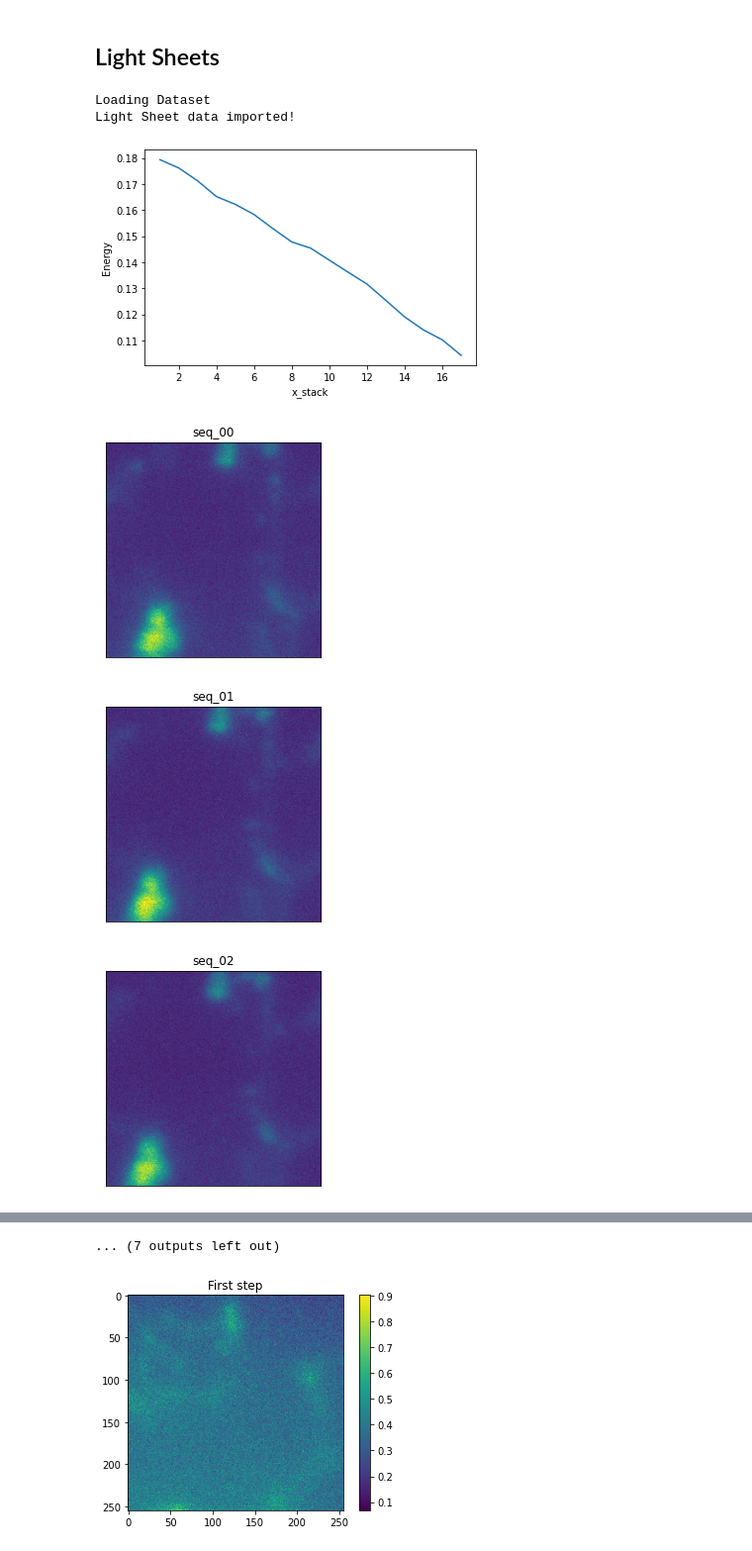
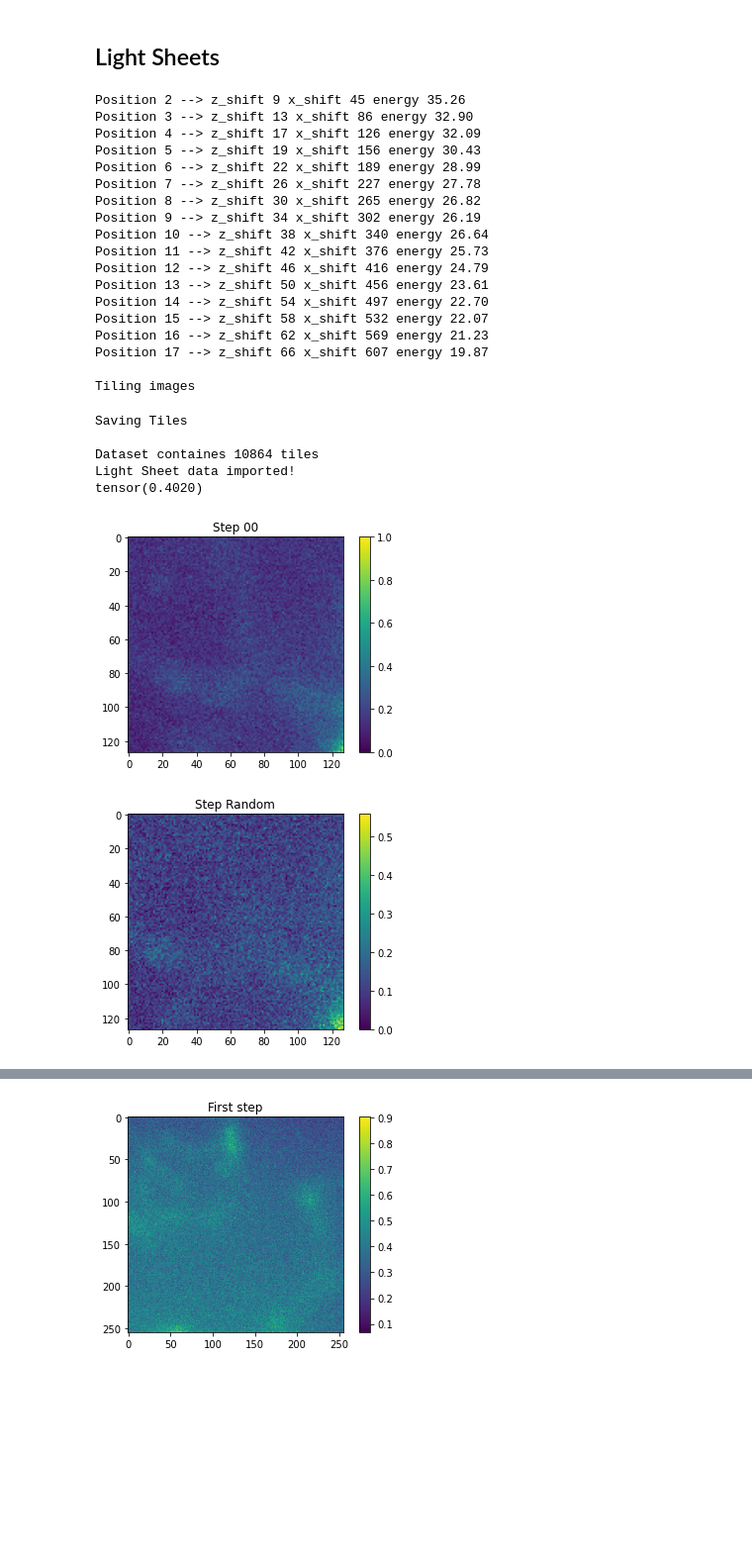
Before and after one commit to marcoaversa/conditionalDDPM, a Jupyter notebook: show_dataset.ipynb, the cells around one changed output, grey strips where cells are left out. Shown at 99% size. Saved outputs shown, nothing was run; the diff lists cells and outputs as text; code cells hidden in the pictures; blank space fills up the shorter version.

Commit message:
light sheets data fixed

```diff
--- a/show_dataset.ipynb
+++ b/show_dataset.ipynb
@@ -364,58 +364,81 @@ data_path = './data/light_sheets'
 """Import from dataset class"""
 
 from utils.dataset import import_dataset
+from torchvision.transforms import GaussianBlur
 
 # name = 'light_sheets_full'
 # name = 'light_sheets_ae'
 name = 'light_sheets_seq'
-save_seq = True
+save_seq = False
 
 train_loader, valid_loader, image_size, channels, dim_mults = import_dataset(data_name=name,
                                                                              batch_size=32,
-                                                                             image_size = 256,
-                                                                             force_download = False)
+                                                                             image_size = 128,
+                                                                             force_download = True)
 
 x,y = next(iter(valid_loader))
 
 N = 12
 
 if name.endswith('seq'):
-    energy = []
-    for img in y[N,0]:
-        energy.append(img.mean())
-    plt.plot(np.linspace(1,len(energy),len(energy)),energy)
-    plt.xlabel('x_stack')
-    plt.ylabel('Energy')
-    plt.show()
+#     energy = []
+#     for img in y[N,0]:
+#         energy.append(img.mean())
+#     plt.plot(np.linspace(1,len(energy),len(energy)),energy)
+#     plt.xlabel('x_stack')
+#     plt.ylabel('Energy')
+#     plt.show()
     if save_seq:
         for i in range(y.shape[2]):
             step = y[N,0,i].clone()
             show_image(step, vmin=0, vmax= y[N,0,0].max(), colorbar=False, title=f'seq_{i:02d}')
             plt.xticks([])
             plt.yticks([])
             data_path = './results/sequence'
             if not os.path.exists(data_path):
                 os.makedirs(data_path)
             plt.savefig(os.path.join(data_path,f'seq_{i:02d}.png'))
     else:
         step = 15
-        x,y = y[N,0,0],y[N,0,step]
+#         x,y = y[N,0,0],y[N,0,step]
+        x,y = x[N,0],y[N,0]
+        print(x.std()/x.mean())
 
         show_image(x, title='Step 00')
-        show_image(y, title=f'Step {step:02d}')
+#         show_image(y, title=f'Step {step:02d}')
+        show_image(y, title=f'Step Random')
 
 
 # if name.endswith('ae') or name.endswith('full') or name.endswith('seq'):
 #     x,y = x[N,0], y[N,0]
 
 #     # print("Train Images: ", len(train_loader))
 #     show_image(x, title='Clean')
 #     show_image(y, title='Noisy')
 #     print(x.mean(), x.std())
 # %% [output]
-Loading Dataset
-Light Sheet data imported!
+Position 2 --> z_shift 9 x_shift 45 energy 35.26
+Position 3 --> z_shift 13 x_shift 86 energy 32.90
+Position 4 --> z_shift 17 x_shift 126 energy 32.09
+Position 5 --> z_shift 19 x_shift 156 energy 30.43
+Position 6 --> z_shift 22 x_shift 189 energy 28.99
+Position 7 --> z_shift 26 x_shift 227 energy 27.78
+Position 8 --> z_shift 30 x_shift 265 energy 26.82
+Position 9 --> z_shift 34 x_shift 302 energy 26.19
+Position 10 --> z_shift 38 x_shift 340 energy 26.64
+Position 11 --> z_shift 42 x_shift 376 energy 25.73
+Position 12 --> z_shift 46 x_shift 416 energy 24.79
+Position 13 --> z_shift 50 x_shift 456 energy 23.61
+Position 14 --> z_shift 54 x_shift 497 energy 22.70
+Position 15 --> z_shift 58 x_shift 532 energy 22.07
+Position 16 --> z_shift 62 x_shift 569 energy 21.23
+Position 17 --> z_shift 66 x_shift 607 energy 19.87
+
+Tiling images
+Saving Tiles
+
+Dataset containes 10864 tiles
+Light Sheet data imported!
+tensor(0.4020)
-[figure, old version]
+[figure, new version]
-[figure, old version]
+[figure, new version]
-[figure, removed]
-[figure, removed]
@@ -429,4 +445,3 @@ Light Sheet data imported!
-... (7 outputs left out)
 # %%
 """Heat equation"""
 # https://srome.github.io/Why-Blurring-an-Image-is-Similar-to-Warming-Your-Coffee/
```
Also changed, not shown: parts of 1 cell of this notebook, 3 other files.
